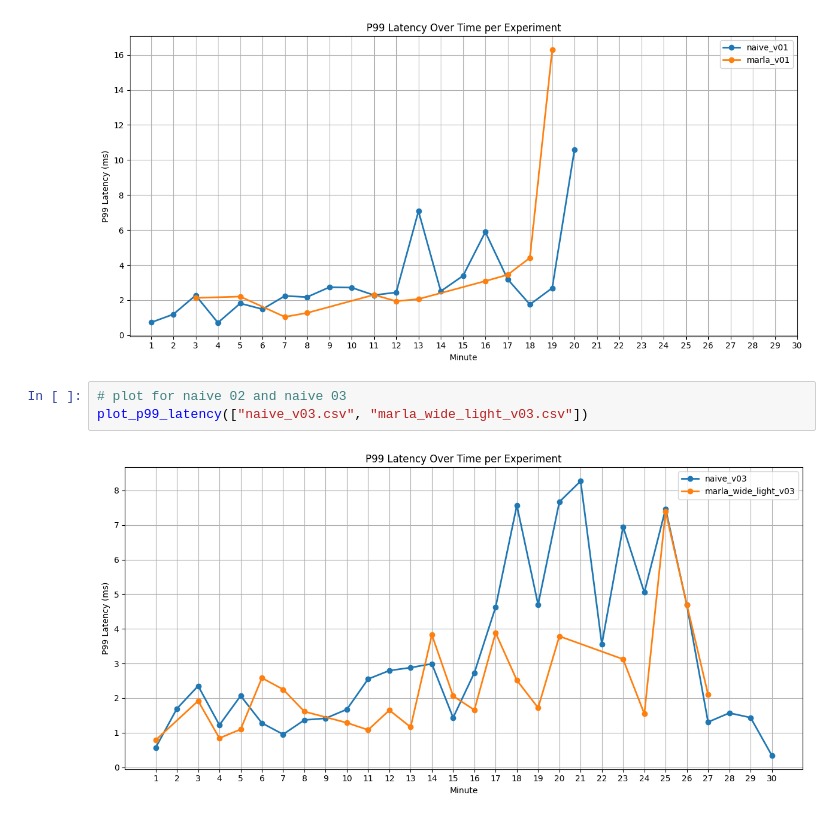
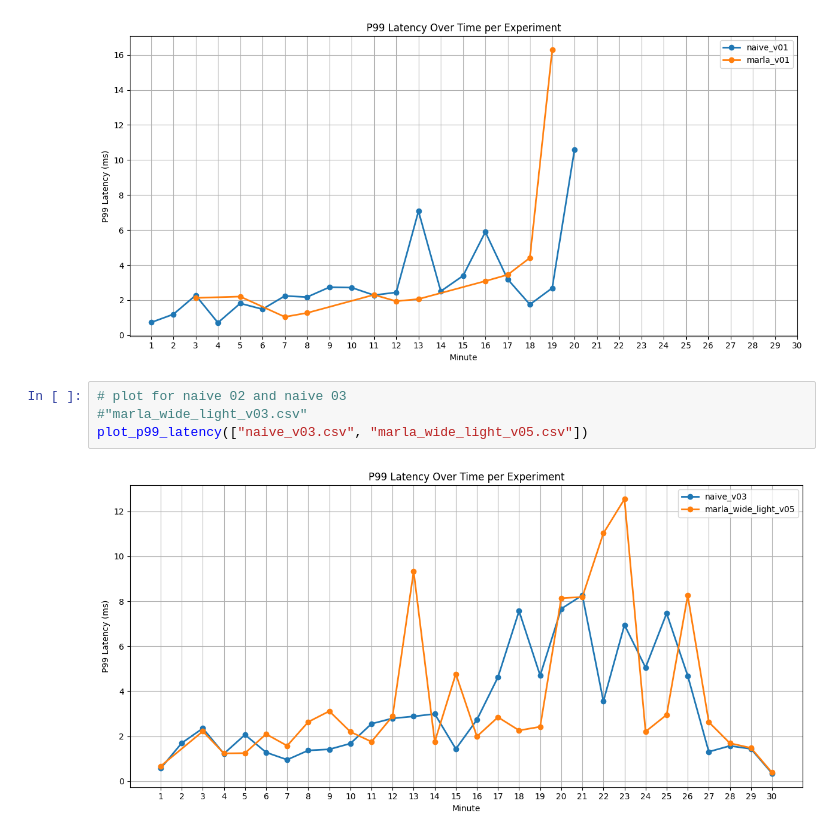
Before and after one commit to georgakopoulosgeo/Interference_Thesis_NTUA, a Jupyter notebook: Results/naive_vs_marla.ipynb, the cells around one changed output. Saved outputs shown, nothing was run; the diff lists cells and outputs as text.

```diff
--- a/Results/naive_vs_marla.ipynb
+++ b/Results/naive_vs_marla.ipynb
@@ -50,6 +50,7 @@ plot_p99_latency(["naive_v01.csv", "marla_v01.csv"])
 [figure]
 # %%
 # plot for naive 02 and naive 03
-plot_p99_latency(["naive_v03.csv", "marla_wide_light_v03.csv"])
+#"marla_wide_light_v03.csv"
+plot_p99_latency(["naive_v03.csv", "marla_wide_light_v05.csv"])
 # %% [output]
-[figure, old version]
+[figure, new version]
```
Also changed, not shown: 16 other files.
